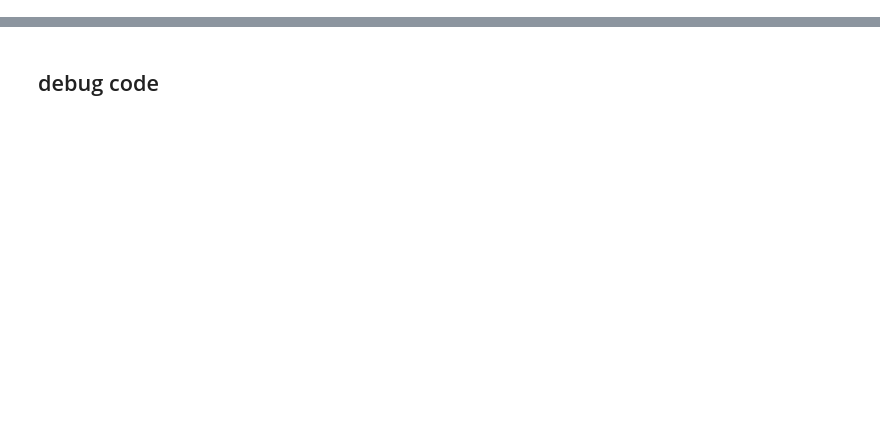
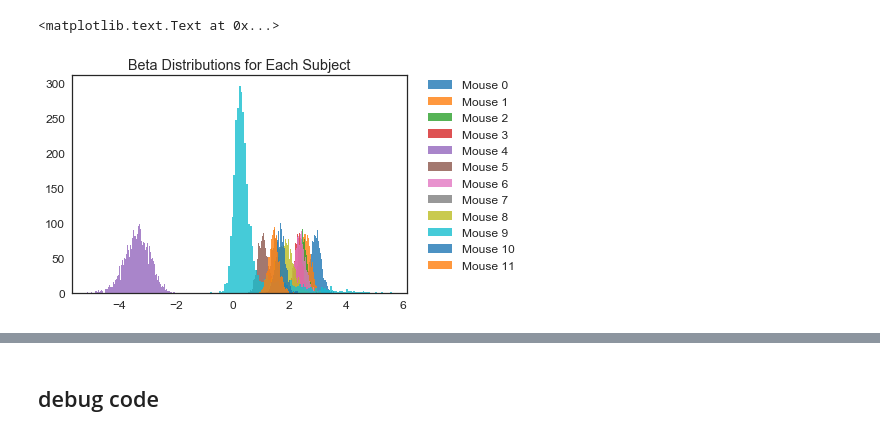
Before and after one commit to rachelstephlee/qlearning, a Jupyter notebook: BehavioralFit2.ipynb, the cells around one changed output, grey strips where cells are left out. Saved outputs shown, nothing was run; the diff lists cells and outputs as text; code cells hidden in the pictures; blank space fills up the shorter version.

```diff
--- a/BehavioralFit2.ipynb
+++ b/BehavioralFit2.ipynb
@@ -4,11 +4,23 @@ import pandas as pd
 import pystan
 import stan_utility
 import scipy
+import _pickle as cPickle
+
 
 import matplotlib
 import matplotlib.pyplot as plt
 %matplotlib inline
 import seaborn as sns
+import pandas as pd
+import os
+
+# to render plots with white background
+import seaborn as sns
+sns.set_style('white')
+sns.set_context('notebook', font_scale=1.2)
+
+from mpl_toolkits.axes_grid.anchored_artists import AnchoredText
+
 
 
 data = pd.read_csv('./data/dan_table.csv')
@@ -105,0 +268,9 @@ INFO:pystan:COMPILING THE C++ CODE FOR MODEL anon_model_d693fe62672ceb27edff09fd
+# %%
+for s in np.arange(NS):
+    plt.hist(extract['betas'][:,s], 100, alpha = 0.8, label = 'Mouse {:d}'.format(s))
+
+plt.legend(bbox_to_anchor=(1.05, 1), loc=2, borderaxespad=0.)
+plt.title('Beta Distributions for Each Subject')
+# %% [output]
+<matplotlib.text.Text at 0x...>
+[figure, added]
```
Also changed, not shown: parts of 16 cells of this notebook, 3 other files.
